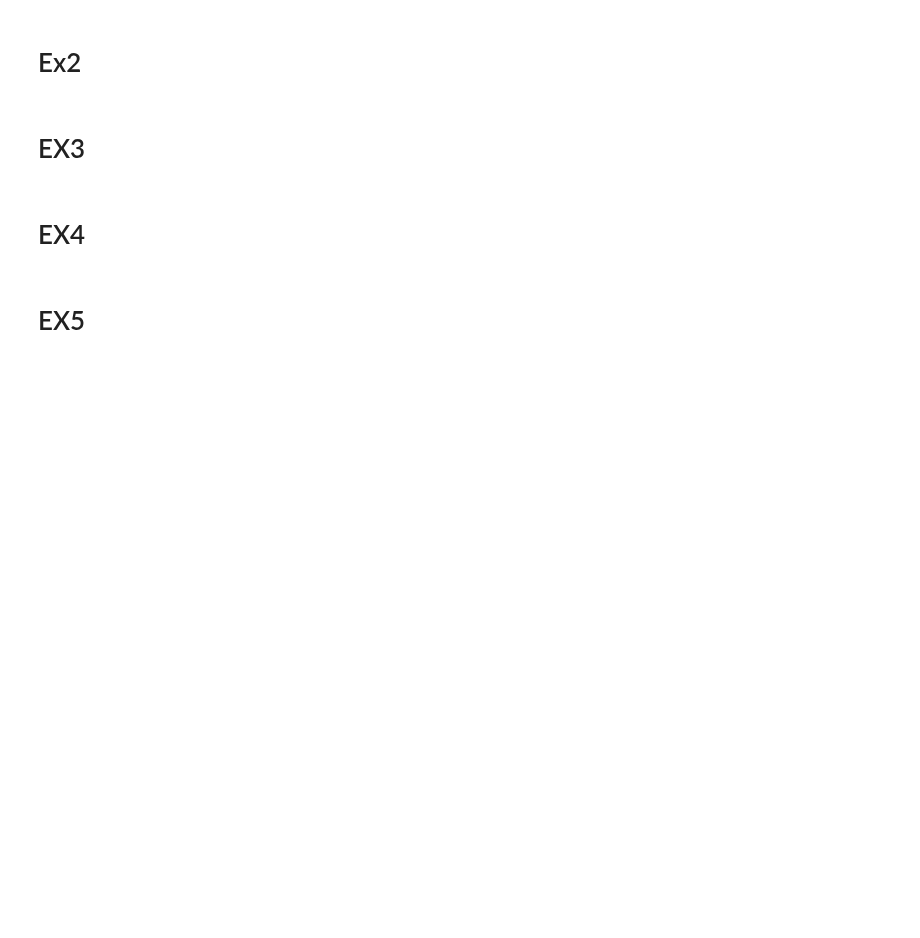
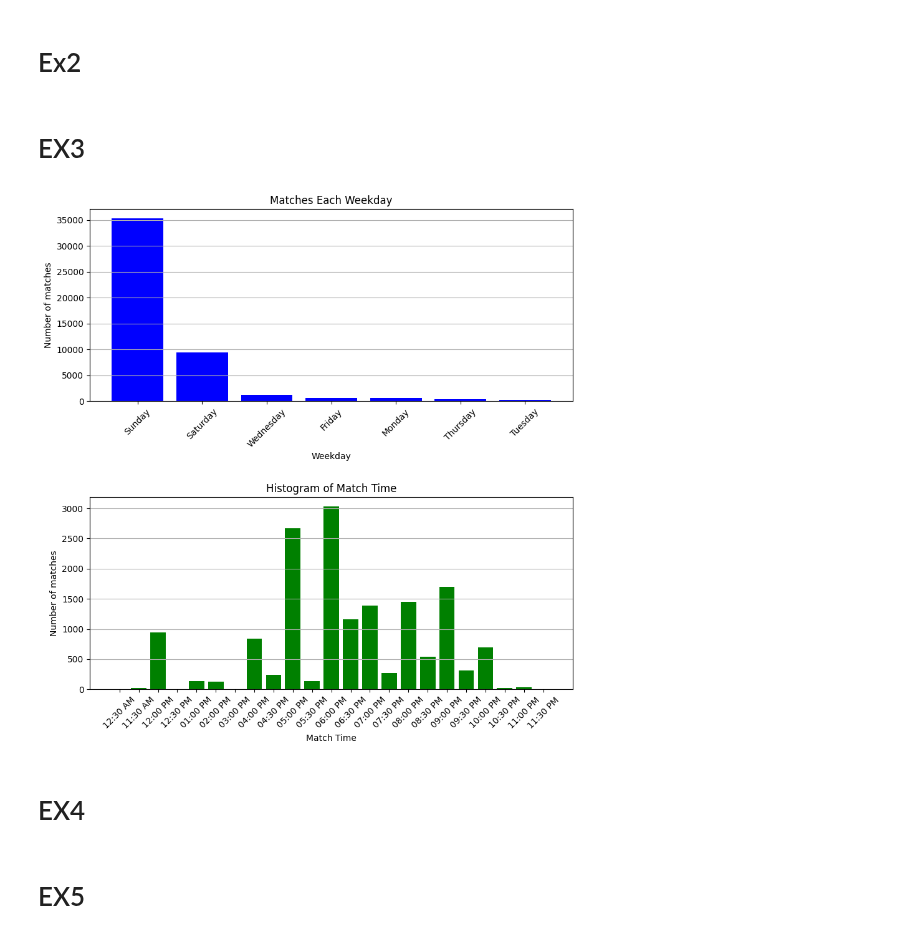
Before and after one commit to tinchit0/la-quiniela, a Jupyter notebook: analysis/LaLigaDataAnalysis.ipynb, the cells around one changed output. Saved outputs shown, nothing was run; the diff lists cells and outputs as text; code cells hidden in the pictures; blank space fills up the shorter version.

```diff
--- a/analysis/LaLigaDataAnalysis.ipynb
+++ b/analysis/LaLigaDataAnalysis.ipynb
@@ -243,34 +243,46 @@ df_1.sort_values("abs_difference_score", ascending=False).head(10)[
 # %%
 df_weekday = df["date"].dt.day_name().value_counts()
 df_time = df["time"].value_counts()
 
 df_weekday = df_weekday.reset_index()
 df_weekday.columns = ["weekday", "count"]
 
 df_time = df_time.reset_index()
 df_time.columns = ["time", "count"]
+
+def round_down_minutes(dt):
+    if dt.minute in [0, 29]:
+        return dt.replace(minute=0)
+    else:
+        return dt.replace(minute=30)
+
+df_time["time"] = pd.to_datetime(df_time["time"], format="%I:%M %p")
+df_time["time"] = df_time["time"].apply(round_down_minutes)
+
+df_time = df_time.sort_values(by="time")
 
 fig, axes = plt.subplots(nrows=2, ncols=1, figsize=(10, 10))
 
 axes[0].bar(df_weekday["weekday"], df_weekday["count"], color="blue")
 axes[0].set_title("Matches Each Weekday")
 axes[0].set_xlabel("Weekday")
 axes[0].set_ylabel("Number of matches")
 axes[0].set_xticks(range(len(df_weekday["weekday"])))
 axes[0].set_xticklabels(df_weekday["weekday"], rotation=45)
 axes[0].grid(axis="y")
 
-axes[1].bar(df_time["time"], df_time["count"], color="green")
-axes[1].set_title("Matches Each Time")
-axes[1].set_xlabel("Time")
+axes[1].bar(df_time["time"].dt.strftime("%I:%M %p"), df_time["count"], color='green')
+axes[1].set_title("Histogram of Match Time")
+axes[1].set_xlabel("Match Time")
 axes[1].set_ylabel("Number of matches")
-axes[1].set_xticks(range(len(df_time["time"])))
-axes[1].set_xticklabels(df_time["time"], rotation=45, fontsize=7)
+axes[1].tick_params(axis='x', rotation=45)
 axes[1].grid(axis="y")
 
 plt.subplots_adjust(hspace=0.5)
 
 plt.show()
+# %% [output]
+[figure, added]
 # %%
 df_weekday_2000, df_time_2000 = extract_season_values(df, "2000-2001", "date")
 df_weekday_2020, df_time_2020 = extract_season_values(df, "2020-2021", "date")
```
